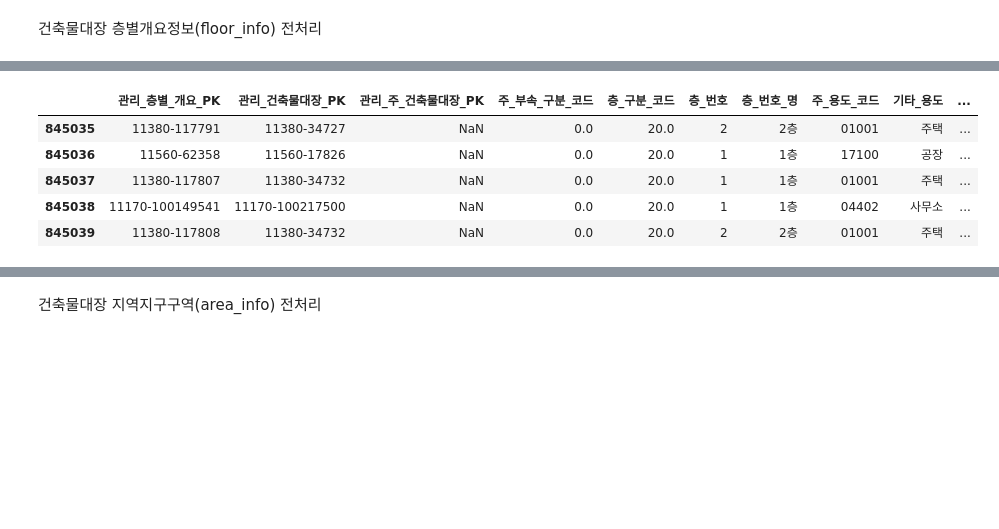
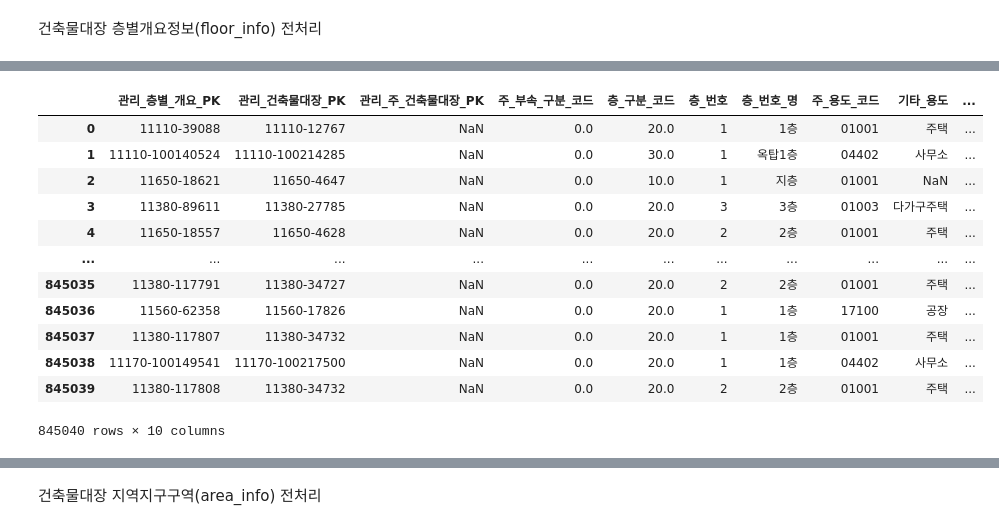
Before and after one commit to Capstone-4/BuildingPre, a Jupyter notebook: building.ipynb, the cells around one changed output, grey strips where cells are left out. Cells and saved outputs as stored; diff of their text form; code cells hidden in the pictures; blank space fills up the shorter version.

```diff
--- a/building.ipynb
+++ b/building.ipynb
@@ -306,11 +312,18 @@ floor_info.head()
 # %%
 pre_floor_info = floor_info.drop(["주_부속_일련번호", "구조_코드", "기타_구조"], axis = 1)
 # 주_용도_코드: 공통 코드 CM024
-pre_floor_info.tail()
+pre_floor_info
 # %% [output]
 |  | 관리_층별_개요_PK | 관리_건축물대장_PK | 관리_주_건축물대장_PK | 주_부속_구분_코드 | 층_구분_코드 | 층_번호 | 층_번호_명 | 주_용도_코드 | 기타_용도 | ... |
+| 0 | 11110-39088 | 11110-12767 | NaN | 0.0 | 20.0 | 1 | 1층 | 01001 | 주택 | ... |
+| 1 | 11110-100140524 | 11110-100214285 | NaN | 0.0 | 30.0 | 1 | 옥탑1층 | 04402 | 사무소 | ... |
+| 2 | 11650-18621 | 11650-4647 | NaN | 0.0 | 10.0 | 1 | 지층 | 01001 | NaN | ... |
+| 3 | 11380-89611 | 11380-27785 | NaN | 0.0 | 20.0 | 3 | 3층 | 01003 | 다가구주택 | ... |
+| 4 | 11650-18557 | 11650-4628 | NaN | 0.0 | 20.0 | 2 | 2층 | 01001 | 주택 | ... |
+| ... | ... | ... | ... | ... | ... | ... | ... | ... | ... | ... |
 | 845035 | 11380-117791 | 11380-34727 | NaN | 0.0 | 20.0 | 2 | 2층 | 01001 | 주택 | ... |
 | 845036 | 11560-62358 | 11560-17826 | NaN | 0.0 | 20.0 | 1 | 1층 | 17100 | 공장 | ... |
 | 845037 | 11380-117807 | 11380-34732 | NaN | 0.0 | 20.0 | 1 | 1층 | 01001 | 주택 | ... |
 | 845038 | 11170-100149541 | 11170-100217500 | NaN | 0.0 | 20.0 | 1 | 1층 | 04402 | 사무소 | ... |
 | 845039 | 11380-117808 | 11380-34732 | NaN | 0.0 | 20.0 | 2 | 2층 | 01001 | 주택 | ... |
+845040 rows × 10 columns
```
Also changed, not shown: parts of 19 cells of this notebook, 5 other files.
